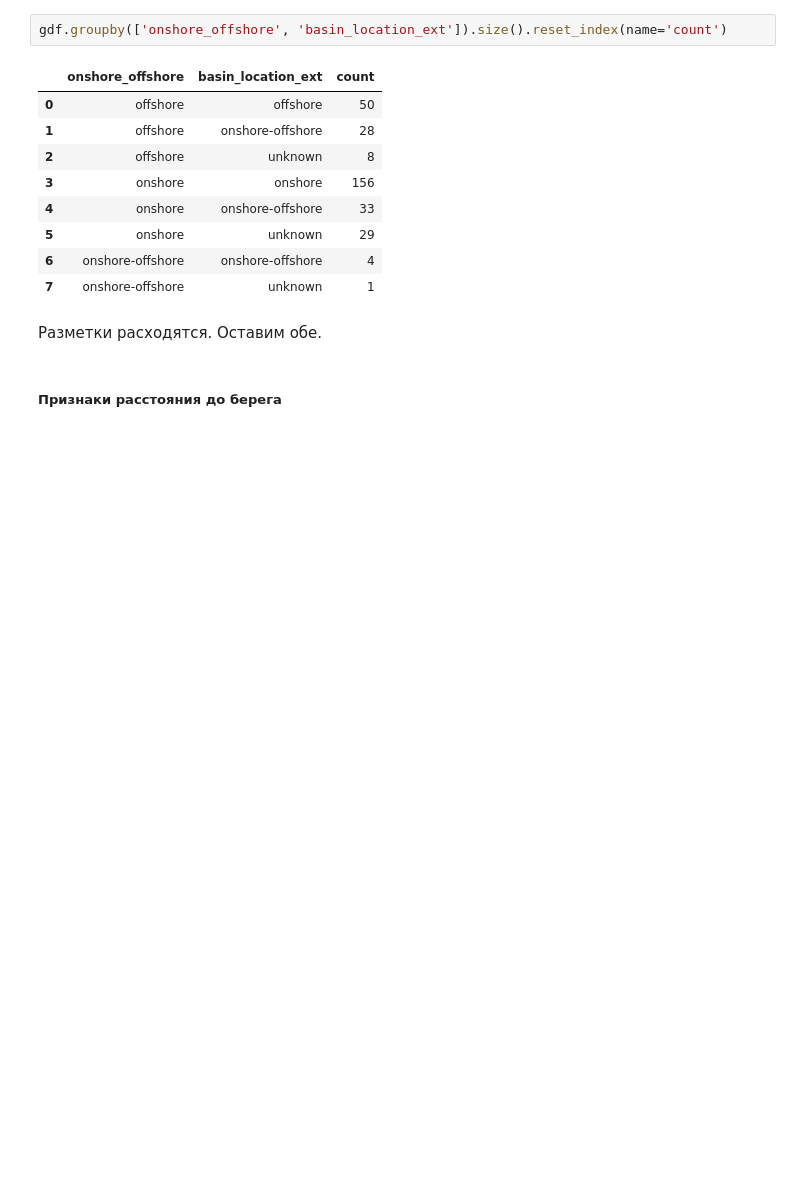
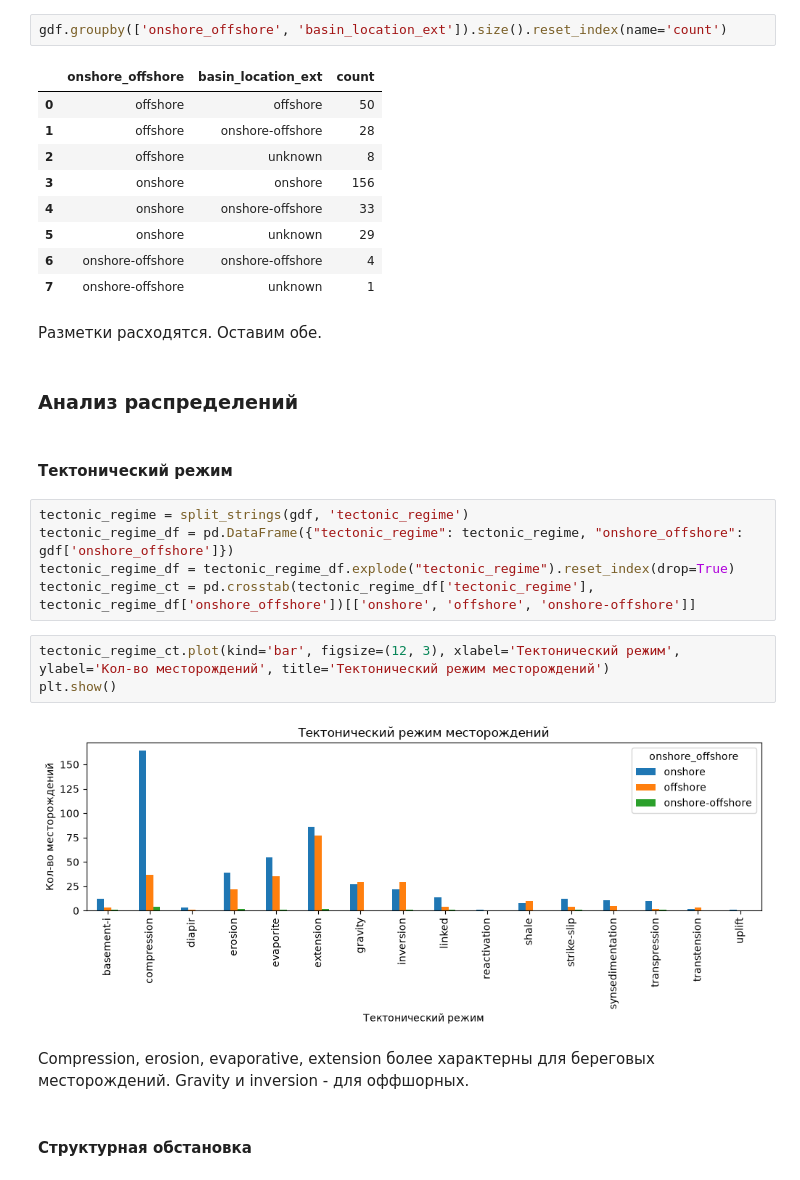
Before and after one commit to AlekseiAgarkov/classification-of-oil-and-gas, a Jupyter notebook: notebooks/eda.ipynb, the cells around one changed output. Drawn from its saved outputs; the diff is of its cells as text; blank space fills up the shorter version.

```diff
--- a/notebooks/eda.ipynb
+++ b/notebooks/eda.ipynb
@@ -761,4 +749,20 @@ gdf.groupby(['onshore_offshore', 'basin_location_ext']).size().reset_index(name=
 # %% [markdown]
 Разметки расходятся. Оставим обе.
 # %% [markdown]
-##### Признаки расстояния до берега
+### Анализ распределений
+# %% [markdown]
+#### Тектонический режим
+# %%
+tectonic_regime = split_strings(gdf, 'tectonic_regime')
+tectonic_regime_df = pd.DataFrame({"tectonic_regime": tectonic_regime, "onshore_offshore": gdf['onshore_offshore']})
+tectonic_regime_df = tectonic_regime_df.explode("tectonic_regime").reset_index(drop=True)
+tectonic_regime_ct = pd.crosstab(tectonic_regime_df['tectonic_regime'], tectonic_regime_df['onshore_offshore'])[['onshore', 'offshore', 'onshore-offshore']]
+# %%
+tectonic_regime_ct.plot(kind='bar', figsize=(12, 3), xlabel='Тектонический режим', ylabel='Кол-во месторождений', title='Тектонический режим месторождений')
+plt.show()
+# %% [output]
+[figure, added]
+# %% [markdown]
+Compression, erosion, evaporative, extension более характерны для береговых месторождений. Gravity и inversion - для оффшорных.
+# %% [markdown]
+#### Структурная обстановка
```
Also changed, not shown: parts of 25 cells of this notebook.
